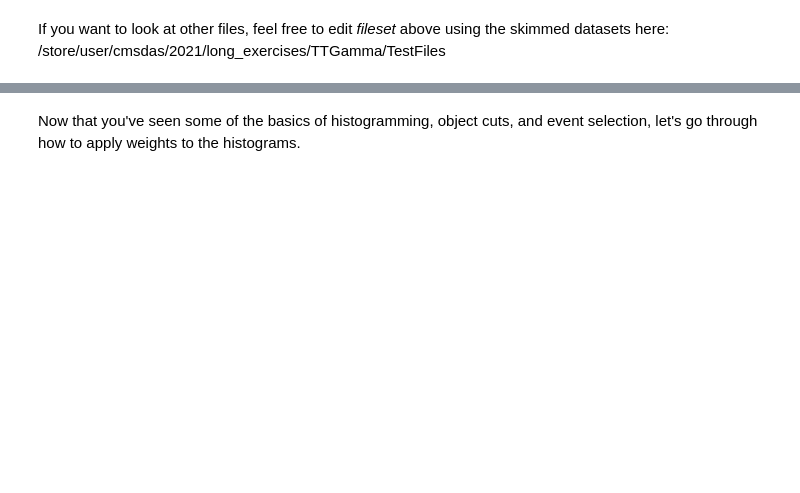
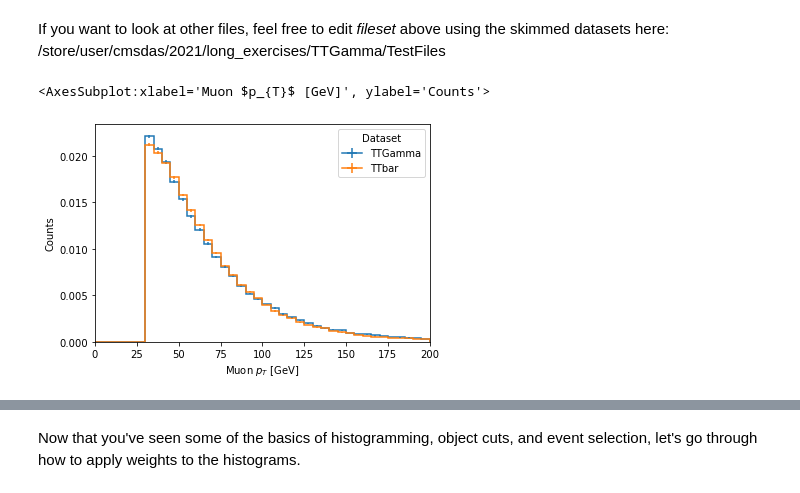
Before and after one commit to xingchen-fan/TTGamma_LongExercise, a Jupyter notebook: TTGammaSelection.ipynb, the cells around one changed output, grey strips where cells are left out. Saved outputs shown, nothing was run; the diff lists cells and outputs as text; code cells hidden in the pictures; blank space fills up the shorter version.

```diff
--- a/TTGammaSelection.ipynb
+++ b/TTGammaSelection.ipynb
@@ -140,2 +187,7 @@ hist.plot1d(output['muon_pt'], overlay='dataset')
 # %% [markdown]
 If you want to look at other files, feel free to edit _fileset_ above using the skimmed datasets here: /store/user/cmsdas/2021/long_exercises/TTGamma/TestFiles
+# %%
+hist.plot1d(output['muon_pt'], overlay='dataset', density=True)
+# %% [output]
+<AxesSubplot:xlabel='Muon $p_{T}$ [GeV]', ylabel='Counts'>
+[figure, added]
```
Also changed, not shown: parts of 14 cells of this notebook.
